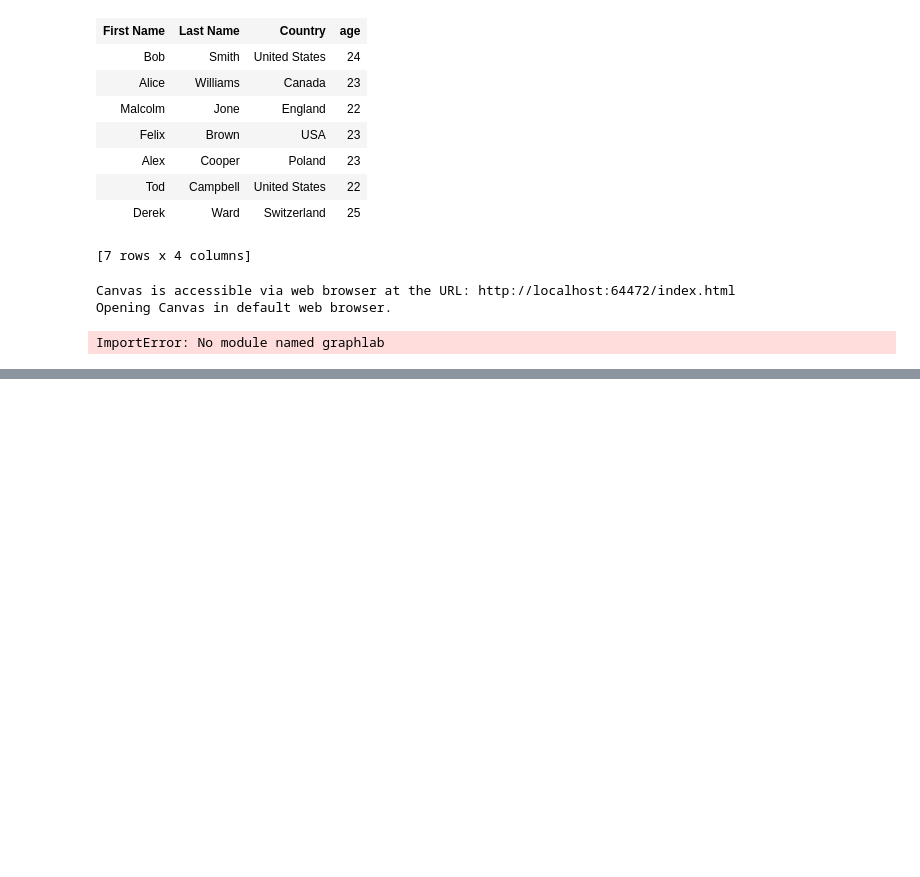
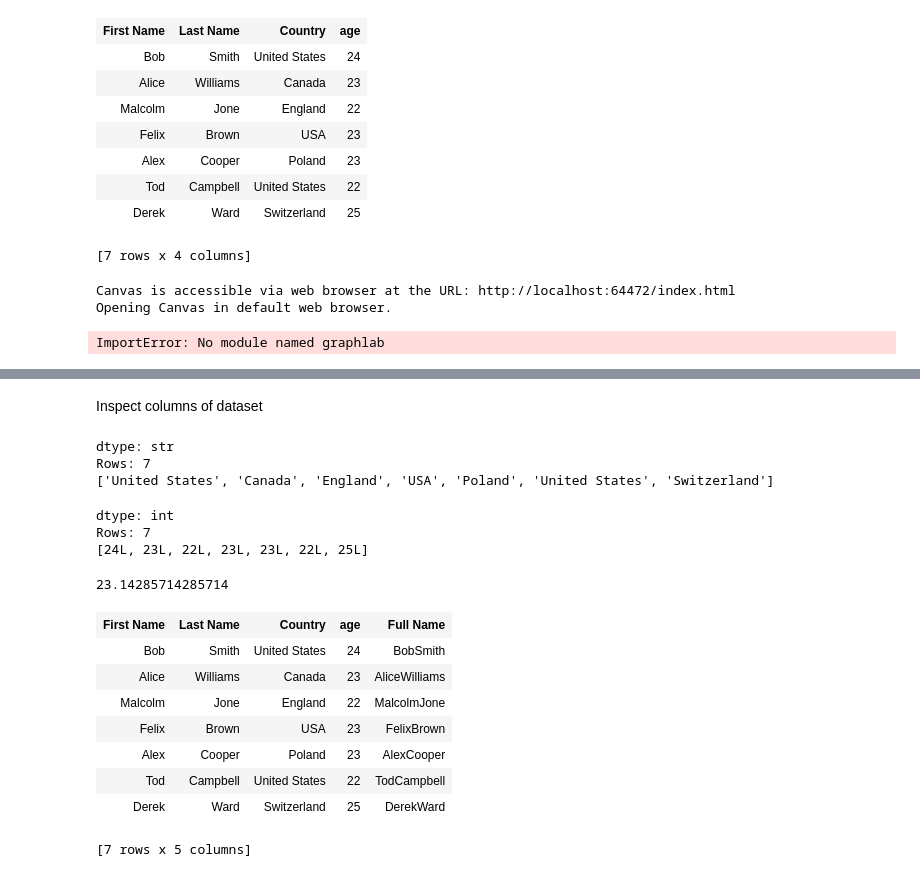
Before and after one commit to anroy/UWash_ML, a Jupyter notebook: Getting Started with SFrames.ipynb, the cells around one changed output, grey strips where cells are left out. Cells and saved outputs as stored; diff of their text form; code cells hidden in the pictures; blank space fills up the shorter version.

```diff
--- a/Getting Started with SFrames.ipynb
+++ b/Getting Started with SFrames.ipynb
@@ -275,0 +284,2 @@ ImportError: No module named graphlab
+# %%
+sf = graphlab.SFrame('people-example.csv')
@@ -275,0 +371,32 @@ ImportError: No module named graphlab
+# %% [markdown]
+Inspect columns of dataset
+# %%
+sf['Country']
+# %% [output]
+dtype: str
+Rows: 7
+['United States', 'Canada', 'England', 'USA', 'Poland', 'United States', 'Switzerland']
+# %%
+sf['age']
+# %% [output]
+dtype: int
+Rows: 7
+[24L, 23L, 22L, 23L, 23L, 22L, 25L]
+# %%
+sf['age'].mean()
+# %% [output]
+23.14285714285714
+# %%
+sf['Full Name'] = sf['First Name'] + sf['Last Name']
+# %%
+sf
+# %% [output]
+| First Name | Last Name | Country | age | Full Name |
+| Bob | Smith | United States | 24 | BobSmith |
+| Alice | Williams | Canada | 23 | AliceWilliams |
+| Malcolm | Jone | England | 22 | MalcolmJone |
+| Felix | Brown | USA | 23 | FelixBrown |
+| Alex | Cooper | Poland | 23 | AlexCooper |
+| Tod | Campbell | United States | 22 | TodCampbell |
+| Derek | Ward | Switzerland | 25 | DerekWard |
+[7 rows x 5 columns]
```
Also changed, not shown: parts of 27 cells of this notebook, 1 other file.
